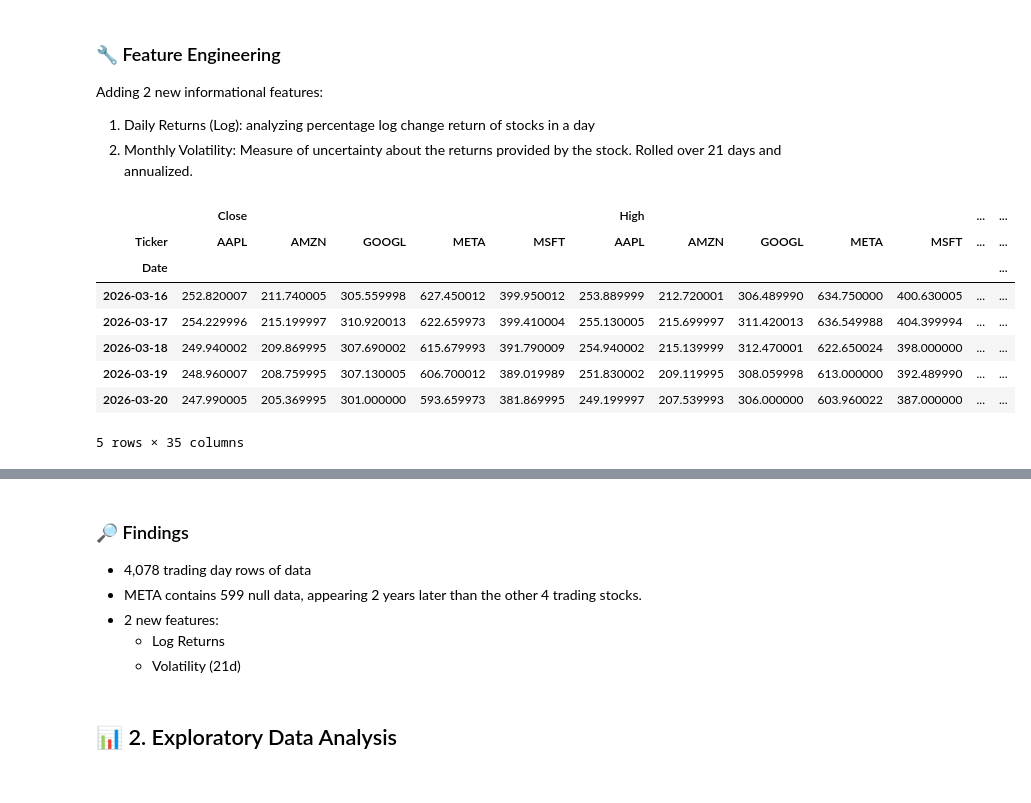
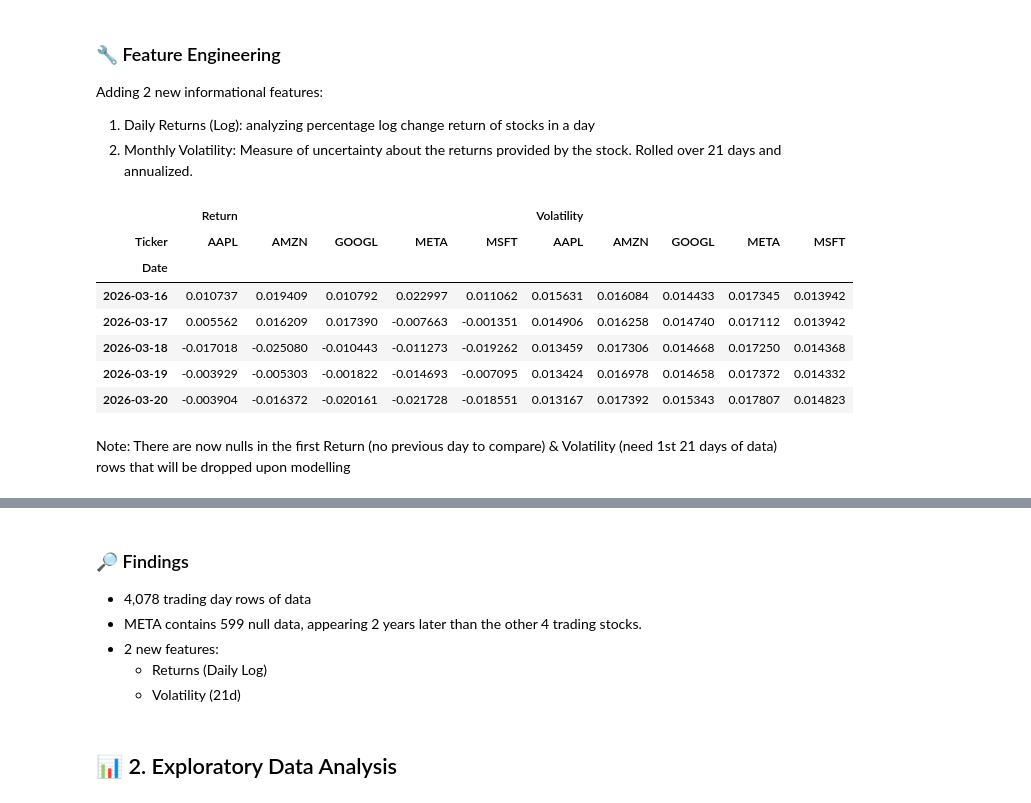
Before and after one commit to giddygarcia/stock-price-forecasting, a Jupyter notebook: StockPredictions.ipynb, the cells around one changed output, grey strips where cells are left out. Drawn from its saved outputs; the diff is of its cells as text; code cells hidden in the pictures.

```diff
--- a/StockPredictions.ipynb
+++ b/StockPredictions.ipynb
@@ -214,24 +216,25 @@ Adding 2 new informational features:
 # %%
 log_ret = np.log(df["Close"] / df["Close"].shift(1))
 log_ret.columns = pd.MultiIndex.from_product([["Return"], log_ret.columns])
 
-# monthly volatility 21 day rolling annualized
-monthly_vol = log_ret["Return"].rolling(21).std() * np.sqrt(252)
+# monthly volatility 21 day rolling
+monthly_vol = log_ret["Return"].rolling(21).std()
 monthly_vol.columns = pd.MultiIndex.from_product([["Volatility"], monthly_vol.columns])
 
 df = pd.concat([df, log_ret, monthly_vol], axis=1)
 df = df.sort_index(axis=1)
-df.tail()
+df[["Return", "Volatility"]].tail()
 # %% [output]
-|  | Close |  |  |  |  | High |  |  |  |  | ... | ... |
-| Ticker | AAPL | AMZN | GOOGL | META | MSFT | AAPL | AMZN | GOOGL | META | MSFT | ... | ... |
-| Date |  |  |  |  |  |  |  |  |  |  |  | ... |
-| 2026-03-16 | 252.820007 | 211.740005 | 305.559998 | 627.450012 | 399.950012 | 253.889999 | 212.720001 | 306.489990 | 634.750000 | 400.630005 | ... | ... |
-| 2026-03-17 | 254.229996 | 215.199997 | 310.920013 | 622.659973 | 399.410004 | 255.130005 | 215.699997 | 311.420013 | 636.549988 | 404.399994 | ... | ... |
-| 2026-03-18 | 249.940002 | 209.869995 | 307.690002 | 615.679993 | 391.790009 | 254.940002 | 215.139999 | 312.470001 | 622.650024 | 398.000000 | ... | ... |
-| 2026-03-19 | 248.960007 | 208.759995 | 307.130005 | 606.700012 | 389.019989 | 251.830002 | 209.119995 | 308.059998 | 613.000000 | 392.489990 | ... | ... |
-| 2026-03-20 | 247.990005 | 205.369995 | 301.000000 | 593.659973 | 381.869995 | 249.199997 | 207.539993 | 306.000000 | 603.960022 | 387.000000 | ... | ... |
+|  | Return |  |  |  |  | Volatility |  |  |  |  |
+| Ticker | AAPL | AMZN | GOOGL | META | MSFT | AAPL | AMZN | GOOGL | META | MSFT |
+| Date |  |  |  |  |  |  |  |  |  |  |
+| 2026-03-16 | 0.010737 | 0.019409 | 0.010792 | 0.022997 | 0.011062 | 0.015631 | 0.016084 | 0.014433 | 0.017345 | 0.013942 |
+| 2026-03-17 | 0.005562 | 0.016209 | 0.017390 | -0.007663 | -0.001351 | 0.014906 | 0.016258 | 0.014740 | 0.017112 | 0.013942 |
+| 2026-03-18 | -0.017018 | -0.025080 | -0.010443 | -0.011273 | -0.019262 | 0.013459 | 0.017306 | 0.014668 | 0.017250 | 0.014368 |
+| 2026-03-19 | -0.003929 | -0.005303 | -0.001822 | -0.014693 | -0.007095 | 0.013424 | 0.016978 | 0.014658 | 0.017372 | 0.014332 |
+| 2026-03-20 | -0.003904 | -0.016372 | -0.020161 | -0.021728 | -0.018551 | 0.013167 | 0.017392 | 0.015343 | 0.017807 | 0.014823 |
-5 rows × 35 columns
+# %% [markdown]
+Note: There are now nulls in the first Return (no previous day to compare) & Volatility (need 1st 21 days of data) rows that will be dropped upon modelling
 # %%
 df.info()
 # %% [output]
@@ -257,7 +260,7 @@ memory usage: 1.1 MB
 - 4,078 trading day rows of data
 - META contains 599 null data, appearing 2 years later than the other 4 trading stocks.
 - 2 new features:
-    - Log Returns
+    - Returns (Daily Log)
     - Volatility (21d)
 # %% [markdown]
 ## 📊 2. Exploratory Data Analysis
```
Also changed, not shown: parts of 43 cells of this notebook, 1 other file.
